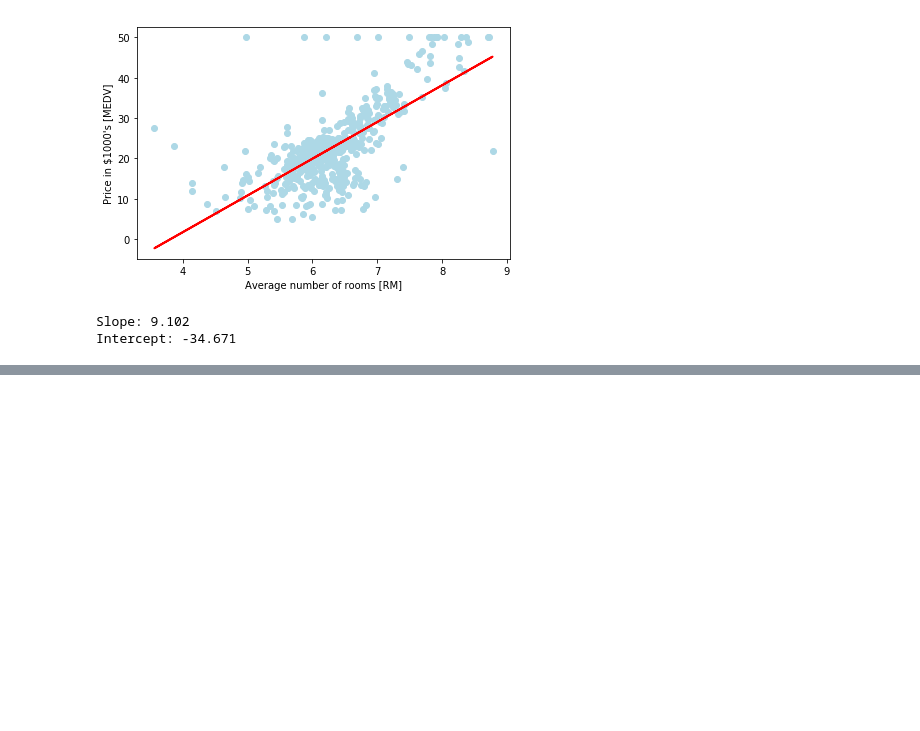
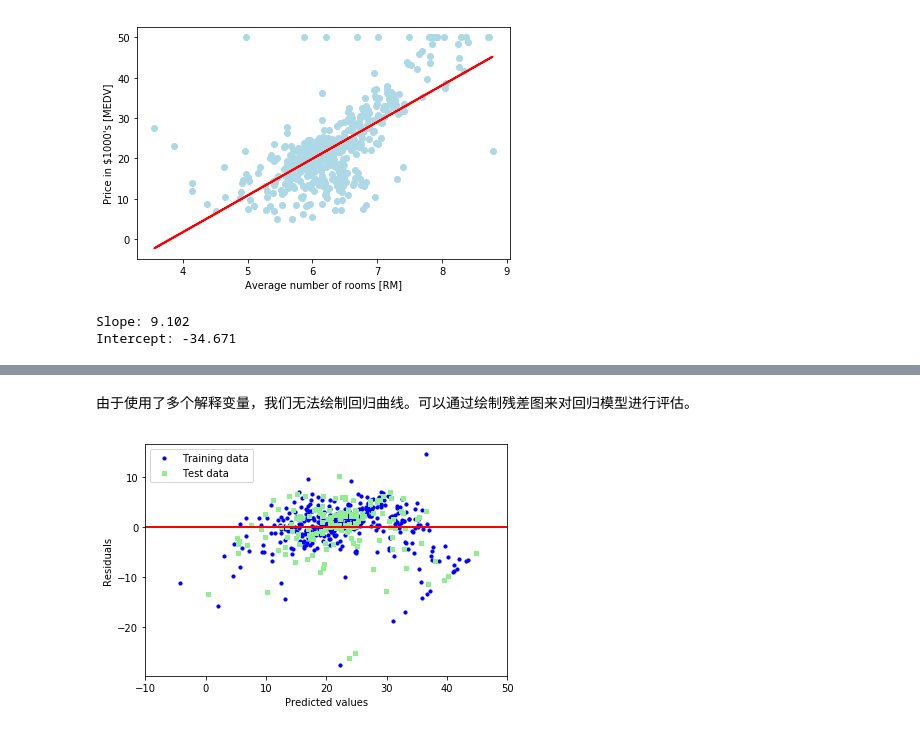
Before and after one commit to ViperBling/PythonML, a Jupyter notebook: ch10/Ch10.ipynb, the cells around one changed output, grey strips where cells are left out. Drawn from its saved outputs; the diff is of its cells as text; code cells hidden in the pictures; blank space fills up the shorter version.

```diff
--- a/ch10/Ch10.ipynb
+++ b/ch10/Ch10.ipynb
@@ -224,0 +275,31 @@ Intercept: -34.671
+# %%
+from sklearn.model_selection import train_test_split
+
+X = df.iloc[:, :-1].values
+y = df['MEDV'].values
+
+X_train, X_test, y_train, y_test = train_test_split(
+    X, y, test_size=0.3, random_state=0)
+# %%
+slr = LinearRegression()
+
+slr.fit(X_train, y_train)
+y_train_pred = slr.predict(X_train)
+y_test_pred = slr.predict(X_test)
+# %% [markdown]
+由于使用了多个解释变量，我们无法绘制回归曲线。可以通过绘制残差图来对回归模型进行评估。
+# %%
+plt.scatter(y_train_pred,  y_train_pred - y_train,
+            c='blue', marker='o', s=10, label='Training data')
+plt.scatter(y_test_pred,  y_test_pred - y_test,
+            c='lightgreen', marker='s', s=10, label='Test data')
+plt.xlabel('Predicted values')
+plt.ylabel('Residuals')
+plt.legend(loc='upper left')
+plt.hlines(y=0, xmin=-10, xmax=50, lw=2, color='red')
+plt.xlim([-10, 50])
+plt.tight_layout()
+
+plt.show()
+# %% [output]
+[figure, added]
```
Also changed, not shown: parts of 28 cells of this notebook.
